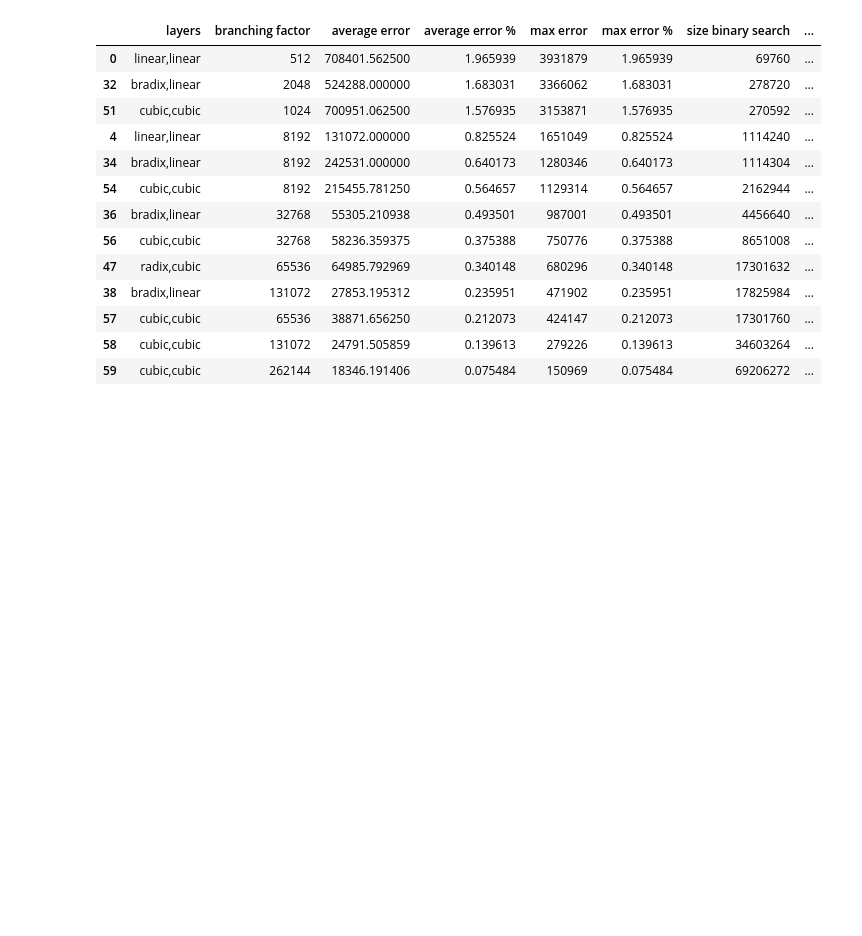
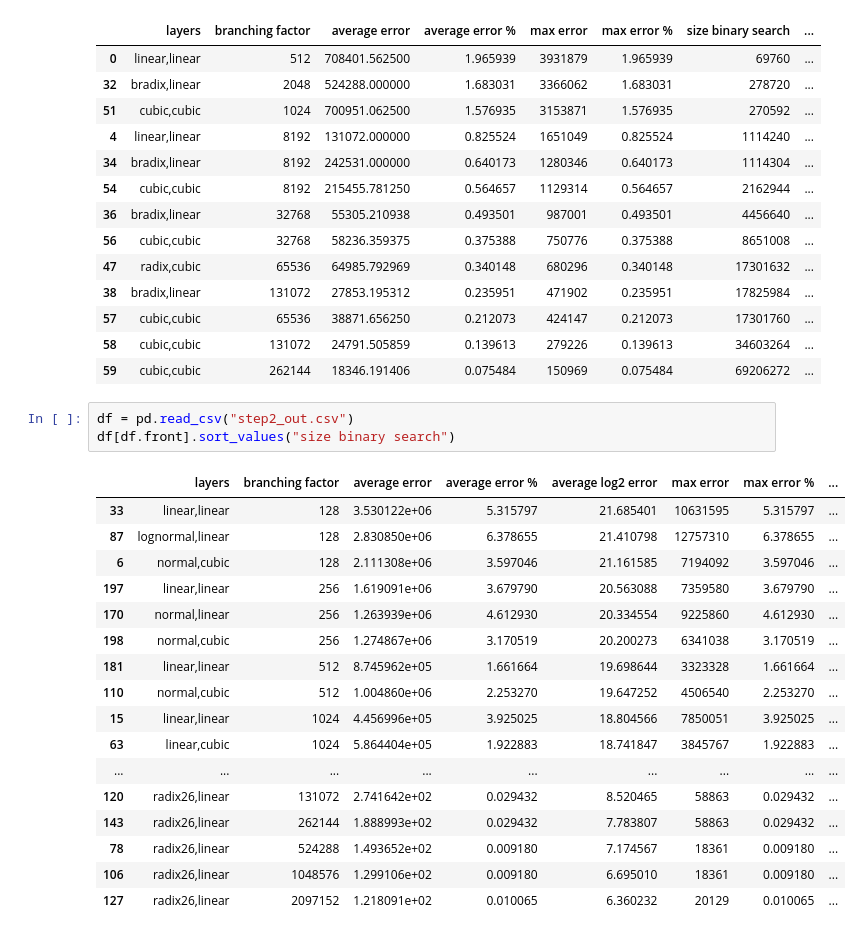
Before and after one commit to learnedsystems/RMI, a Jupyter notebook: optimizer/pareto.ipynb, the cells around one changed output. Drawn from its saved outputs; the diff is of its cells as text; blank space fills up the shorter version.

Commit message:
Radix8

```diff
--- a/optimizer/pareto.ipynb
+++ b/optimizer/pareto.ipynb
@@ -52,3 +52,24 @@ df[mask].sort_values("size linear search")
 | 57 | cubic,cubic | 65536 | 38871.656250 | 0.212073 | 424147 | 0.212073 | 17301760 | ... |
 | 58 | cubic,cubic | 131072 | 24791.505859 | 0.139613 | 279226 | 0.139613 | 34603264 | ... |
 | 59 | cubic,cubic | 262144 | 18346.191406 | 0.075484 | 150969 | 0.075484 | 69206272 | ... |
+# %%
+df = pd.read_csv("step2_out.csv")
+df[df.front].sort_values("size binary search")
+# %% [output]
+|  | layers | branching factor | average error | average error % | average log2 error | max error | max error % | ... |
+| 33 | linear,linear | 128 | 3.530122e+06 | 5.315797 | 21.685401 | 10631595 | 5.315797 | ... |
+| 87 | lognormal,linear | 128 | 2.830850e+06 | 6.378655 | 21.410798 | 12757310 | 6.378655 | ... |
+| 6 | normal,cubic | 128 | 2.111308e+06 | 3.597046 | 21.161585 | 7194092 | 3.597046 | ... |
+| 197 | linear,linear | 256 | 1.619091e+06 | 3.679790 | 20.563088 | 7359580 | 3.679790 | ... |
+| 170 | normal,linear | 256 | 1.263939e+06 | 4.612930 | 20.334554 | 9225860 | 4.612930 | ... |
+| 198 | normal,cubic | 256 | 1.274867e+06 | 3.170519 | 20.200273 | 6341038 | 3.170519 | ... |
+| 181 | linear,linear | 512 | 8.745962e+05 | 1.661664 | 19.698644 | 3323328 | 1.661664 | ... |
+| 110 | normal,cubic | 512 | 1.004860e+06 | 2.253270 | 19.647252 | 4506540 | 2.253270 | ... |
+| 15 | linear,linear | 1024 | 4.456996e+05 | 3.925025 | 18.804566 | 7850051 | 3.925025 | ... |
+| 63 | linear,cubic | 1024 | 5.864404e+05 | 1.922883 | 18.741847 | 3845767 | 1.922883 | ... |
+| ... | ... | ... | ... | ... | ... | ... | ... | ... |
+| 120 | radix26,linear | 131072 | 2.741642e+02 | 0.029432 | 8.520465 | 58863 | 0.029432 | ... |
+| 143 | radix26,linear | 262144 | 1.888993e+02 | 0.029432 | 7.783807 | 58863 | 0.029432 | ... |
+| 78 | radix26,linear | 524288 | 1.493652e+02 | 0.009180 | 7.174567 | 18361 | 0.009180 | ... |
+| 106 | radix26,linear | 1048576 | 1.299106e+02 | 0.009180 | 6.695010 | 18361 | 0.009180 | ... |
+| 127 | radix26,linear | 2097152 | 1.218091e+02 | 0.010065 | 6.360232 | 20129 | 0.010065 | ... |
```
Also changed, not shown: 2 other files.
